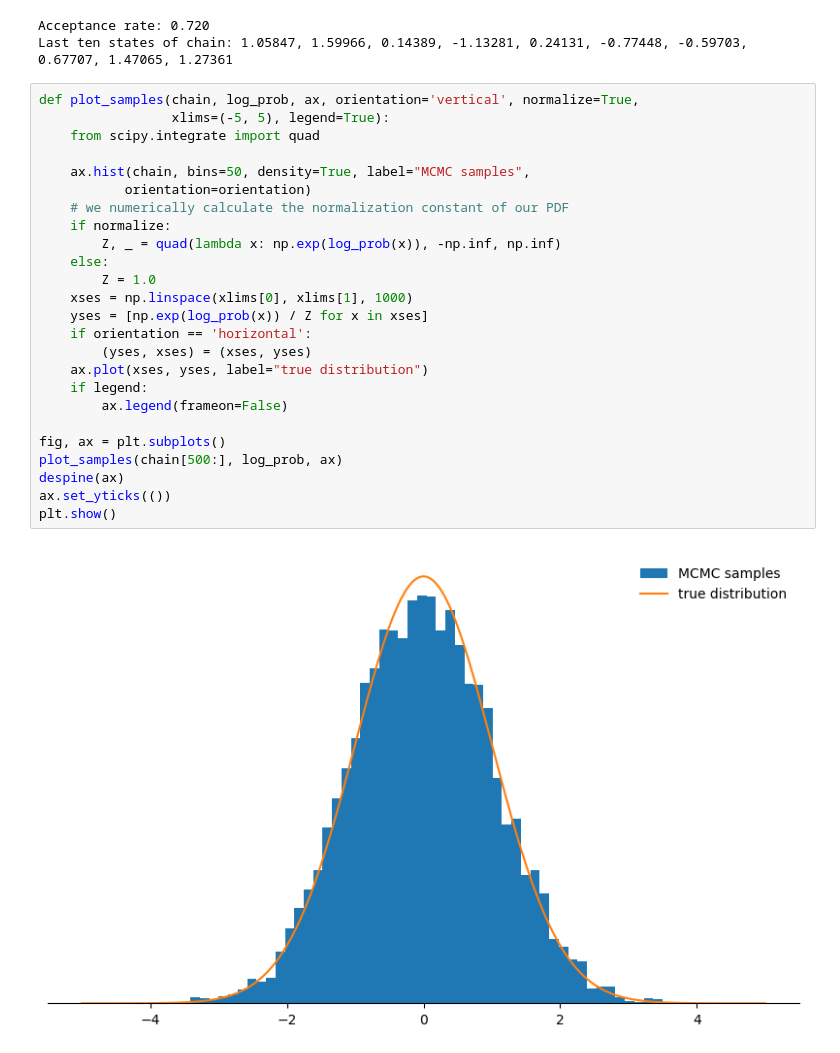
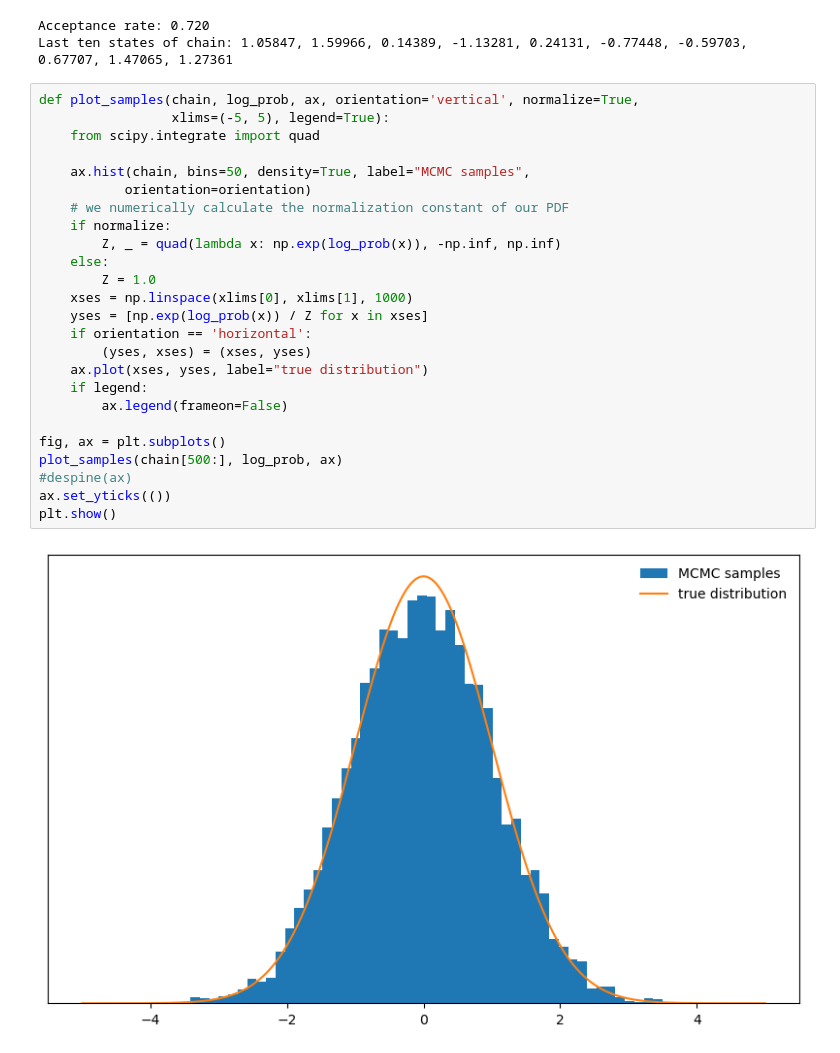
Before and after one commit to wutmeownow/phys441, a Jupyter notebook: JupyterNotebooks/Week12/markov_chain_monte_carlo_application1.ipynb, the cells around one changed output. Cells and saved outputs as stored; diff of their text form.

```diff
--- a/JupyterNotebooks/Week12/markov_chain_monte_carlo_application1.ipynb
+++ b/JupyterNotebooks/Week12/markov_chain_monte_carlo_application1.ipynb
@@ -150,30 +150,30 @@ Last ten states of chain: 1.05847, 1.59966, 0.14389, -1.13281, 0.24131, -0.77448
 # %%
 def plot_samples(chain, log_prob, ax, orientation='vertical', normalize=True,
                  xlims=(-5, 5), legend=True):
     from scipy.integrate import quad
 
     ax.hist(chain, bins=50, density=True, label="MCMC samples",
            orientation=orientation)
     # we numerically calculate the normalization constant of our PDF
     if normalize:
         Z, _ = quad(lambda x: np.exp(log_prob(x)), -np.inf, np.inf)
     else:
         Z = 1.0
     xses = np.linspace(xlims[0], xlims[1], 1000)
     yses = [np.exp(log_prob(x)) / Z for x in xses]
     if orientation == 'horizontal':
         (yses, xses) = (xses, yses)
     ax.plot(xses, yses, label="true distribution")
     if legend:
         ax.legend(frameon=False)
 
 fig, ax = plt.subplots()
 plot_samples(chain[500:], log_prob, ax)
-despine(ax)
+#despine(ax)
 ax.set_yticks(())
 plt.show()
 # %% [output]
-[figure, old version]
+[figure, new version]
 # %%
 def sample_and_display(init_state, stepsize, n_total, n_burnin, log_prob):
     chain, acceptance_rate = build_MH_chain(init_state, stepsize, n_total, log_prob)
```
Also changed, not shown: parts of 3 cells of this notebook.
